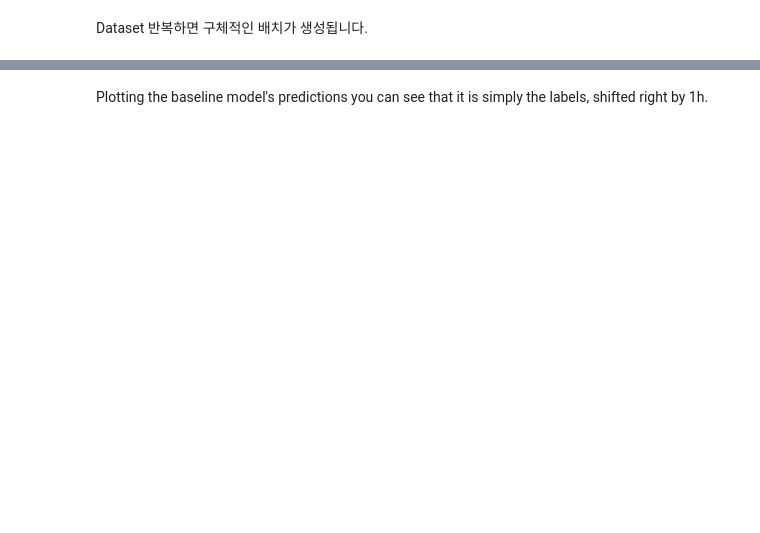
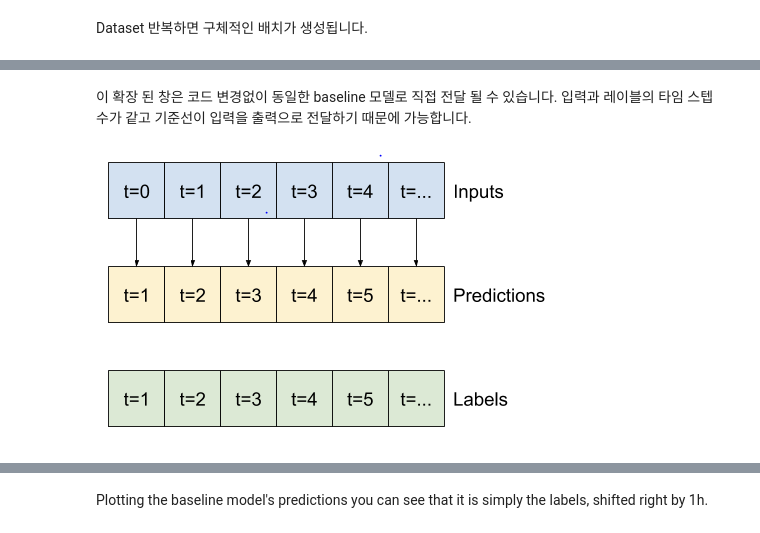
Before and after one commit to hana-dool/Data_Analysis, a Jupyter notebook: time_series.ipynb, the cells around one changed output, grey strips where cells are left out. Saved outputs shown, nothing was run; the diff lists cells and outputs as text; code cells hidden in the pictures; blank space fills up the shorter version.

```diff
--- a/time_series.ipynb
+++ b/time_series.ipynb
@@ -615,3 +782,9 @@ This expanded window can be passed directly to the same `baseline` model without
+# %% [markdown]
+이 확장 된 창은 코드 변경없이 동일한 baseline 모델로 직접 전달 될 수 있습니다. 입력과 레이블의 타임 스텝 수가 같고 기준선이 입력을 출력으로 전달하기 때문에 가능합니다.
+# %%
+Image('C:/Users/goran/Desktop/Git_hub/Data_Analasys/Pictures/Timeseries5.PNG')
+# %% [output]
+[figure, added]
 # %%
 print('Input shape:', single_step_window.example[0].shape)
 print('Output shape:', baseline(single_step_window.example[0]).shape)
```
Also changed, not shown: parts of 202 cells of this notebook, 16 other files.
